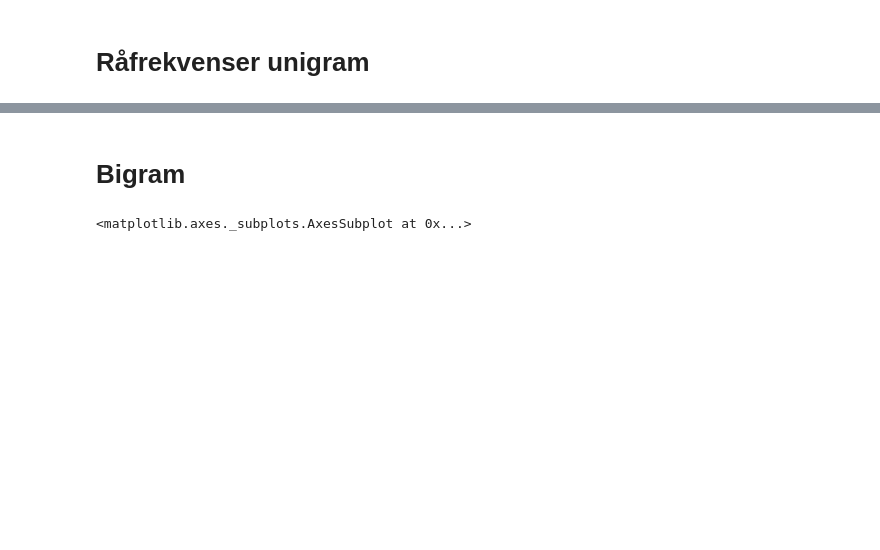
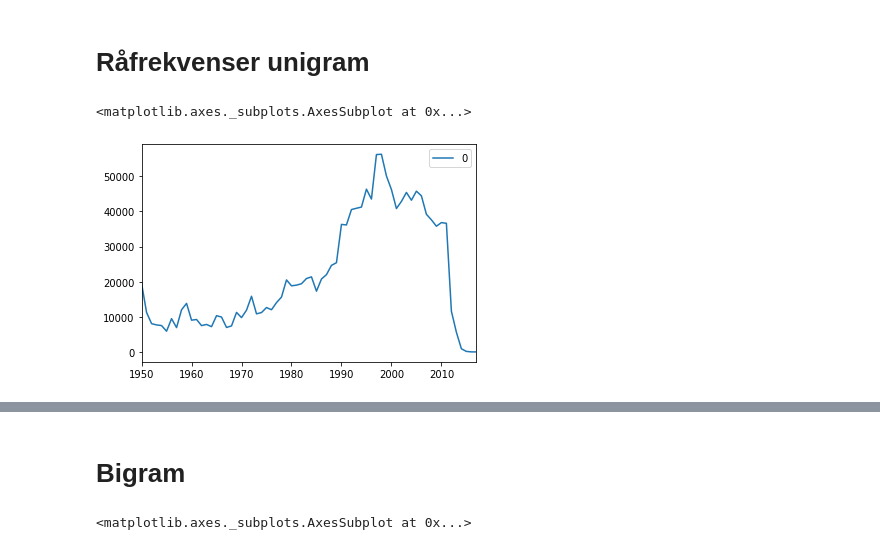
Before and after one commit to Yoonsen/ordboksprosjektet, a Jupyter notebook: Jokertegnsøk.ipynb, the cells around one changed output, grey strips where cells are left out. Drawn from its saved outputs; the diff is of its cells as text; code cells hidden in the pictures; blank space fills up the shorter version.

Commit message:
bigram

```diff
--- a/Jokertegnsøk.ipynb
+++ b/Jokertegnsøk.ipynb
@@ -13,2 +13,7 @@ Updated file `C:\Users\larsj\Documents\GitHub\ordboksprosjektet\wordbank.py`
 # %% [markdown]
 # Råfrekvenser unigram
+# %%
+nb.bigram(first = 'i', second = 'Oslo', media='bok').plot()
+# %% [output]
+<matplotlib.axes._subplots.AxesSubplot at 0x...>
+[figure, added]
```
Also changed, not shown: parts of 3 cells of this notebook, 1 other file.
